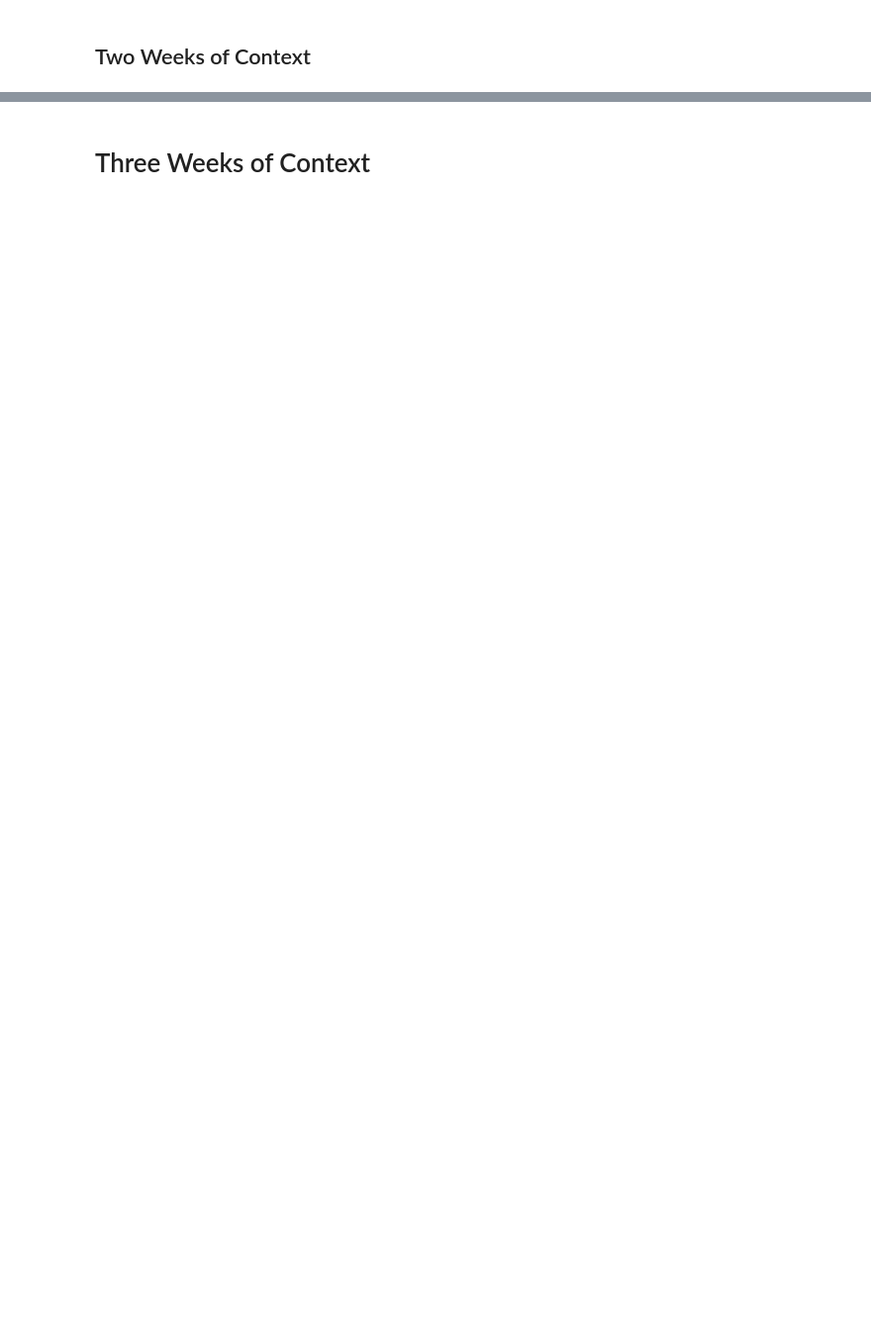
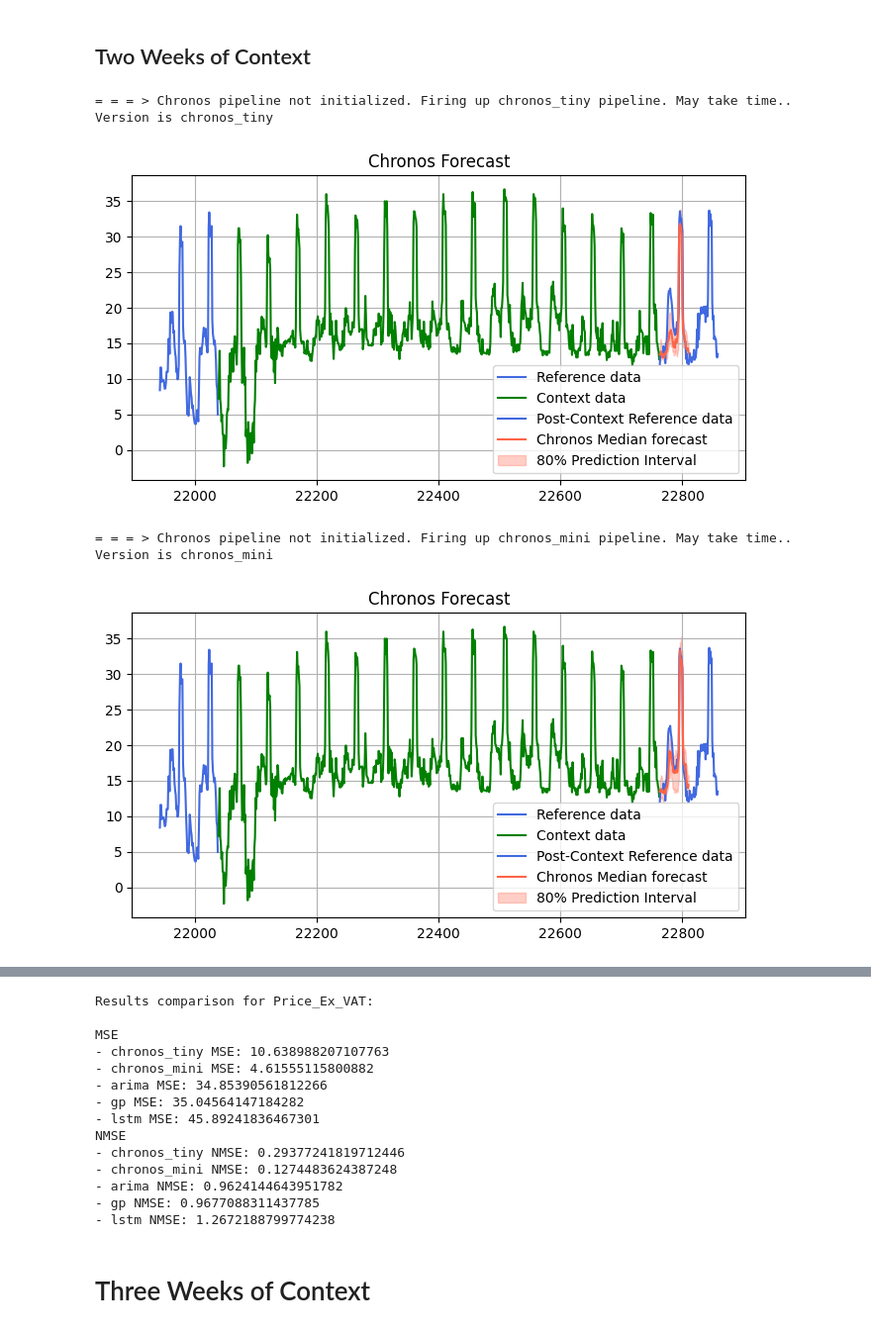
Before and after one commit to williamrodz/llm_for_ts_electricity_prices_forecasting, a Jupyter notebook: half_hourly_prices_forecasting.ipynb, the cells around one changed output, grey strips where cells are left out. Shown at 99% size. Saved outputs shown, nothing was run; the diff lists cells and outputs as text; code cells hidden in the pictures; blank space fills up the shorter version.

```diff
--- a/half_hourly_prices_forecasting.ipynb
+++ b/half_hourly_prices_forecasting.ipynb
@@ -126,6 +156,13 @@ _ = utils.compare_prediction_methods(half_hourly_prices,data_column, date_column
 # %%
 start_date = '2024-01-01'
 end_date = '2024-01-16'
 prediction_length = 48
 
-_ = utils.compare_prediction_methods(half_hourly_prices,data_column, date_column,start_date,end_date,prediction_length)
+_ = utils.compare_prediction_methods(half_hourly_prices,data_column, date_column,start_date,end_date,prediction_length,methods=['chronos_tiny','chronos_mini','arima','gp','lstm'])
+# %% [output]
+= = = > Chronos pipeline not initialized. Firing up chronos_tiny pipeline. May take time..
+Version is chronos_tiny
+[figure, added]
+= = = > Chronos pipeline not initialized. Firing up chronos_mini pipeline. May take time..
+Version is chronos_mini
+[figure, added]
@@ -132,3 +172,17 @@ _ = utils.compare_prediction_methods(half_hourly_prices,data_column, date_column
+Results comparison for Price_Ex_VAT:
+
+MSE
+- chronos_tiny MSE: 10.638988207107763
+- chronos_mini MSE: 4.61555115800882
+- arima MSE: 34.85390561812266
+- gp MSE: 35.04564147184282
+- lstm MSE: 45.89241836467301
+NMSE
+- chronos_tiny NMSE: 0.29377241819712446
+- chronos_mini NMSE: 0.1274483624387248
+- arima NMSE: 0.9624144643951782
+- gp NMSE: 0.9677088311437785
+- lstm NMSE: 1.2672188799774238
 # %% [markdown]
 # Three Weeks of Context
 # %%
```
Also changed, not shown: parts of 8 cells of this notebook, 4 other files.
